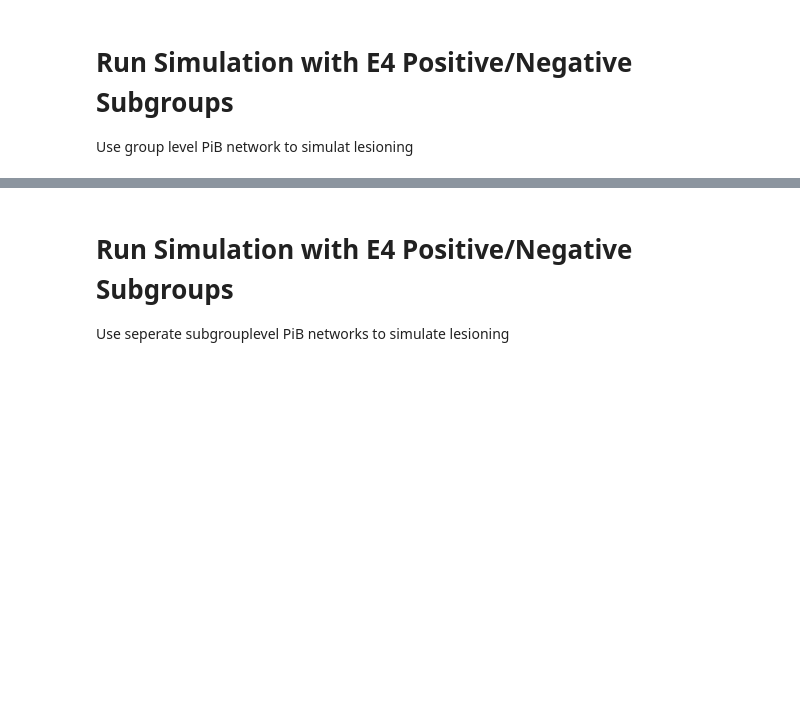
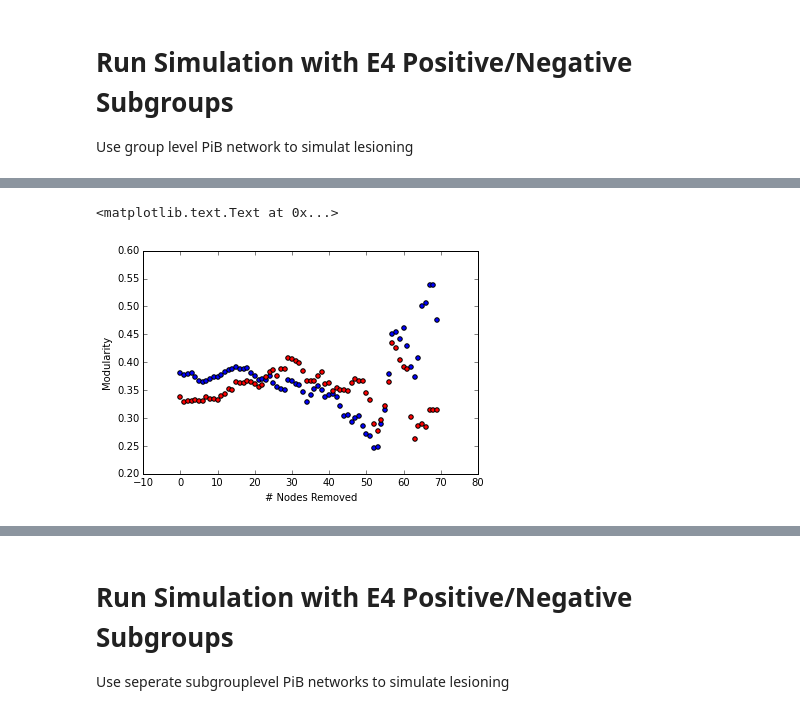
Before and after one commit to dinodigma/research, a Jupyter notebook: surf/lesion_simulation.ipynb, the cells around one changed output, grey strips where cells are left out. Saved outputs shown, nothing was run; the diff lists cells and outputs as text; code cells hidden in the pictures; blank space fills up the shorter version.

```diff
--- a/surf/lesion_simulation.ipynb
+++ b/surf/lesion_simulation.ipynb
@@ -235,0 +233,14 @@ ax.ylabel('Efficiency')
+# %%
+# Plot Modularities
+fig = plt.figure()
+ax = fig.add_subplot(111)
+
+
+ax.scatter(range(len(mpos)), mpos, c = 'b')
+ax.scatter(range(len(mneg)), mneg, c = 'r')
+
+plt.xlabel('# Nodes Removed')
+plt.ylabel('Modularity')
+# %% [output]
+<matplotlib.text.Text at 0x...>
+[figure, added]
```
Also changed, not shown: parts of 9 cells of this notebook.
